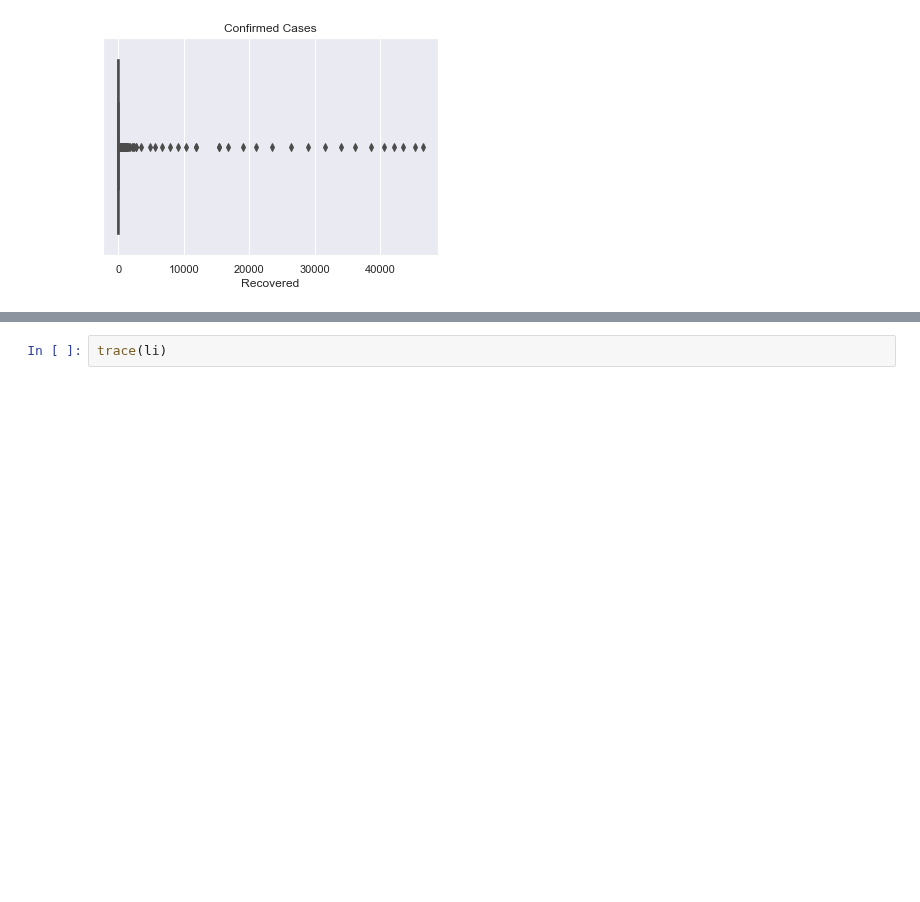
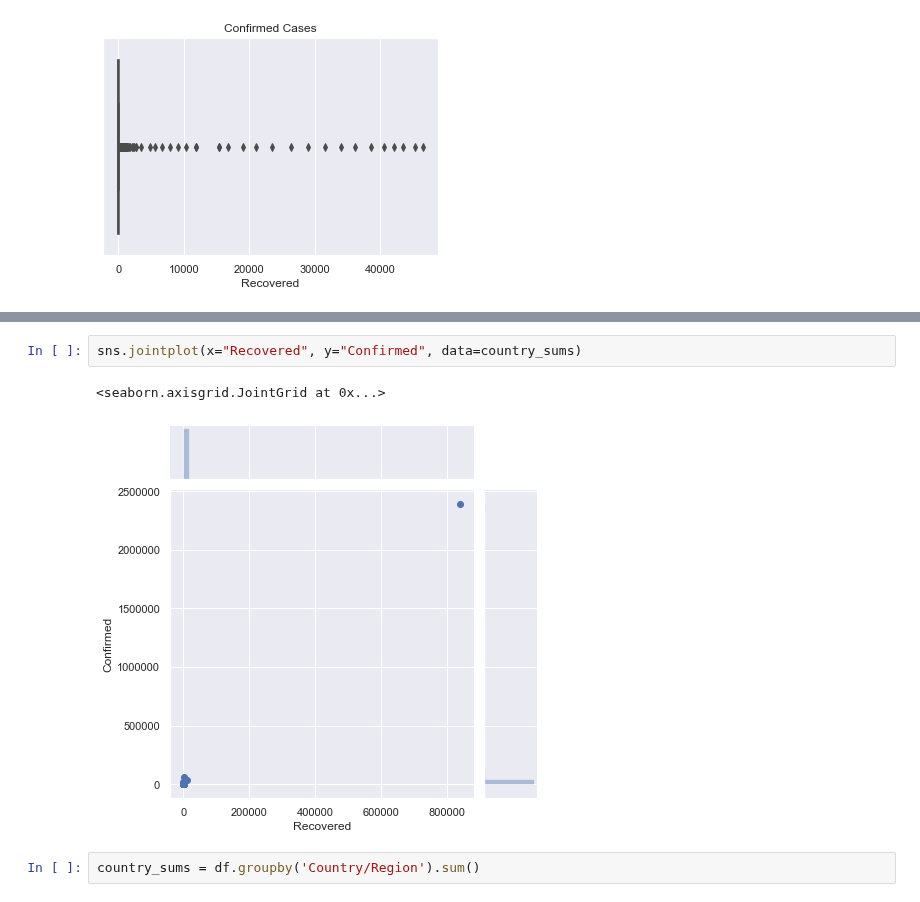
Before and after one commit to trevohearn/nyc-mhtn-ds-010620-lectures, a Jupyter notebook: novel-corona-virus-2019-dataset/Untitled.ipynb, the cells around one changed output, grey strips where cells are left out. Saved outputs shown, nothing was run; the diff lists cells and outputs as text; blank space fills up the shorter version.

```diff
--- a/novel-corona-virus-2019-dataset/Untitled.ipynb
+++ b/novel-corona-virus-2019-dataset/Untitled.ipynb
@@ -77,2 +49,7 @@ SyntaxError: invalid syntax (<ipython-input-25-7f847c8c08d3>, line 5)
-# %%
-trace(li)
+# %%
+sns.jointplot(x="Recovered", y="Confirmed", data=country_sums)
+# %% [output]
+<seaborn.axisgrid.JointGrid at 0x...>
+[figure, added]
+# %%
+country_sums = df.groupby('Country/Region').sum()
```
Also changed, not shown: parts of 14 cells of this notebook, 2 other files.
